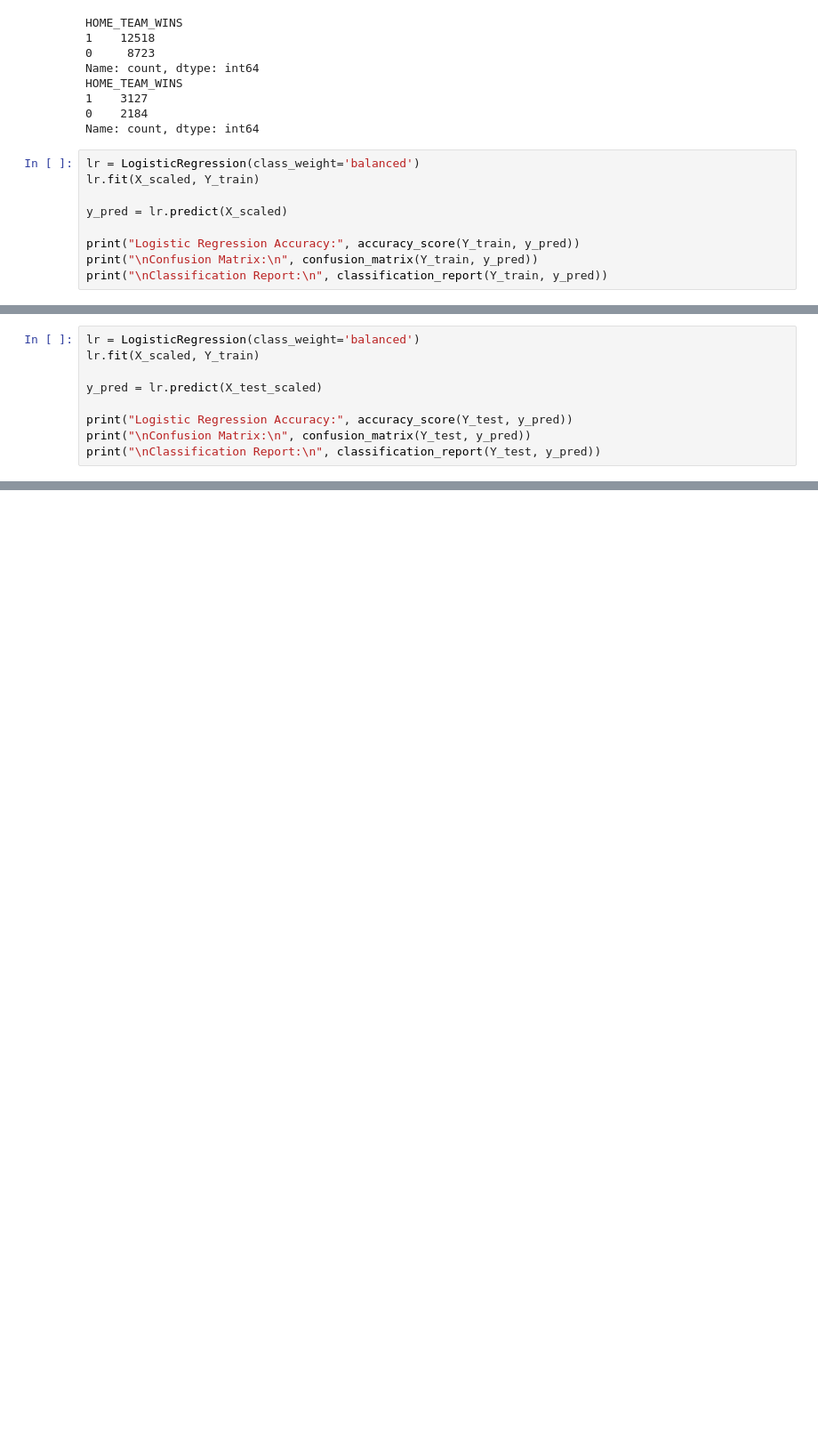
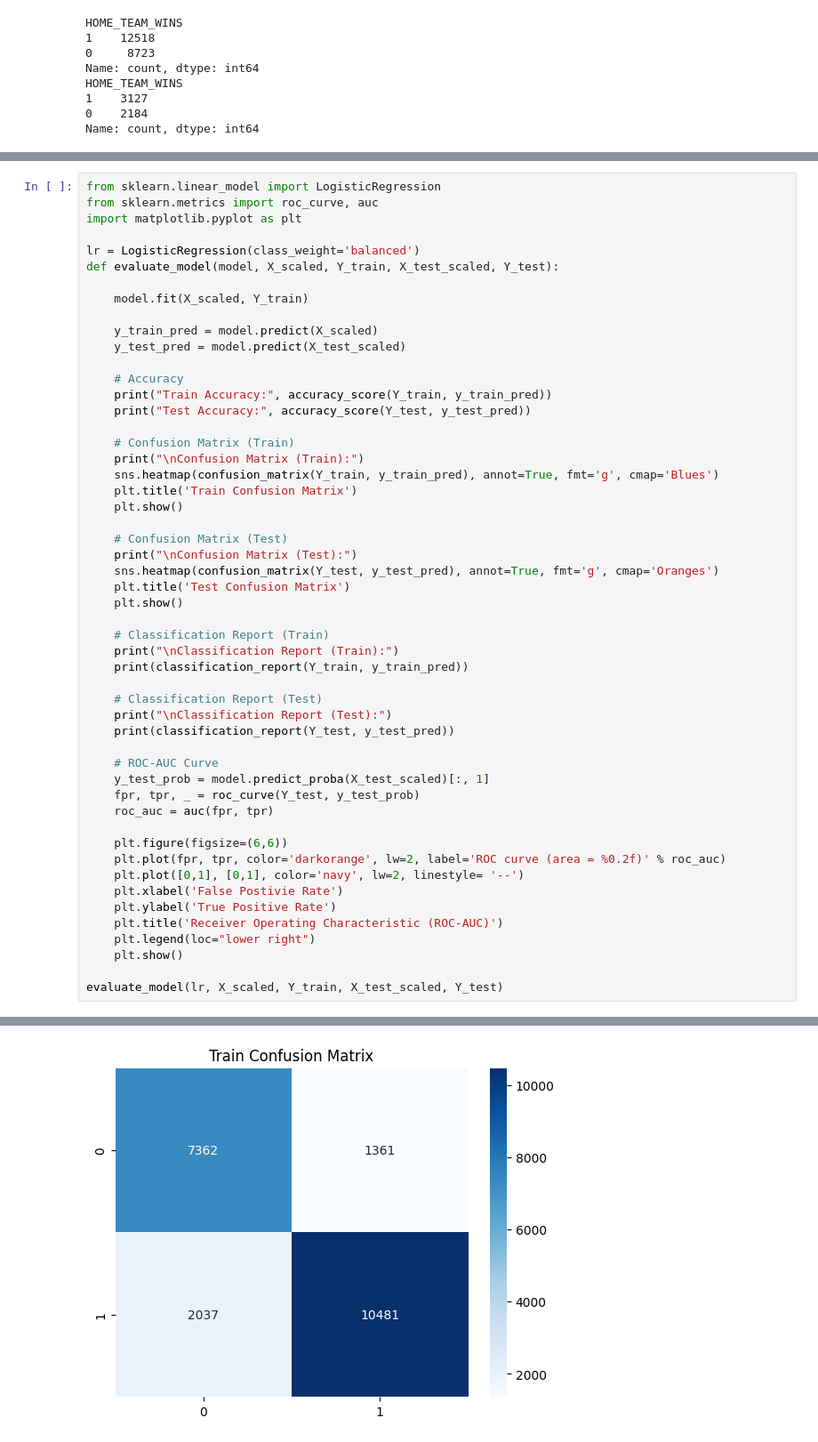
Before and after one commit to Hiroaki-K4/nba_prediction, a Jupyter notebook: main.ipynb, the cells around one changed output, grey strips where cells are left out. Shown: that part at 89% size. Cells and saved outputs as stored; diff of their text form; blank space fills up the shorter version.

```diff
--- a/main.ipynb
+++ b/main.ipynb
@@ -185,12 +183,3 @@ HOME_TEAM_WINS
 1    3127
 0    2184
 Name: count, dtype: int64
-# %%
-lr = LogisticRegression(class_weight='balanced')
-lr.fit(X_scaled, Y_train)
-
-y_pred = lr.predict(X_scaled)
-
-print("Logistic Regression Accuracy:", accuracy_score(Y_train, y_pred))
-print("\nConfusion Matrix:\n", confusion_matrix(Y_train, y_pred))
-print("\nClassification Report:\n", classification_report(Y_train, y_pred))
@@ -213,9 +185,0 @@ weighted avg       1.00      1.00      1.00     21241
-# %%
-lr = LogisticRegression(class_weight='balanced')
-lr.fit(X_scaled, Y_train)
-
-y_pred = lr.predict(X_test_scaled)
-
-print("Logistic Regression Accuracy:", accuracy_score(Y_test, y_pred))
-print("\nConfusion Matrix:\n", confusion_matrix(Y_test, y_pred))
-print("\nClassification Report:\n", classification_report(Y_test, y_pred))
@@ -239,0 +188,53 @@ Logistic Regression is overfitting the data, so resample the data using SMOTE
+# %%
+from sklearn.linear_model import LogisticRegression
+from sklearn.metrics import roc_curve, auc
+import matplotlib.pyplot as plt
+
+lr = LogisticRegression(class_weight='balanced')
+def evaluate_model(model, X_scaled, Y_train, X_test_scaled, Y_test):
+
+    model.fit(X_scaled, Y_train)
+
+    y_train_pred = model.predict(X_scaled)
+    y_test_pred = model.predict(X_test_scaled)
+
+    # Accuracy
+    print("Train Accuracy:", accuracy_score(Y_train, y_train_pred))
+    print("Test Accuracy:", accuracy_score(Y_test, y_test_pred))
+
+    # Confusion Matrix (Train)
+    print("\nConfusion Matrix (Train):")
+    sns.heatmap(confusion_matrix(Y_train, y_train_pred), annot=True, fmt='g', cmap='Blues')
+    plt.title('Train Confusion Matrix')
+    plt.show()
+
+    # Confusion Matrix (Test)
+    print("\nConfusion Matrix (Test):")
+    sns.heatmap(confusion_matrix(Y_test, y_test_pred), annot=True, fmt='g', cmap='Oranges')
+    plt.title('Test Confusion Matrix')
+    plt.show()
+
+    # Classification Report (Train)
+    print("\nClassification Report (Train):")
+    print(classification_report(Y_train, y_train_pred))
+
+    # Classification Report (Test)
+    print("\nClassification Report (Test):")
+    print(classification_report(Y_test, y_test_pred))
+
+    # ROC-AUC Curve
+    y_test_prob = model.predict_proba(X_test_scaled)[:, 1]
+    fpr, tpr, _ = roc_curve(Y_test, y_test_prob)
+    roc_auc = auc(fpr, tpr)
+
+    plt.figure(figsize=(6,6))
+    plt.plot(fpr, tpr, color='darkorange', lw=2, label='ROC curve (area = %0.2f)' % roc_auc)
+    plt.plot([0,1], [0,1], color='navy', lw=2, linestyle= '--')
+    plt.xlabel('False Postivie Rate')
+    plt.ylabel('True Positive Rate')
+    plt.title('Receiver Operating Characteristic (ROC-AUC)')
+    plt.legend(loc="lower right")
+    plt.show()
+
+evaluate_model(lr, X_scaled, Y_train, X_test_scaled, Y_test)
+# %% [output]
@@ -239,0 +245 @@ Logistic Regression is overfitting the data, so resample the data using SMOTE
+[figure, added]
```
Also changed, not shown: parts of 13 cells of this notebook.
